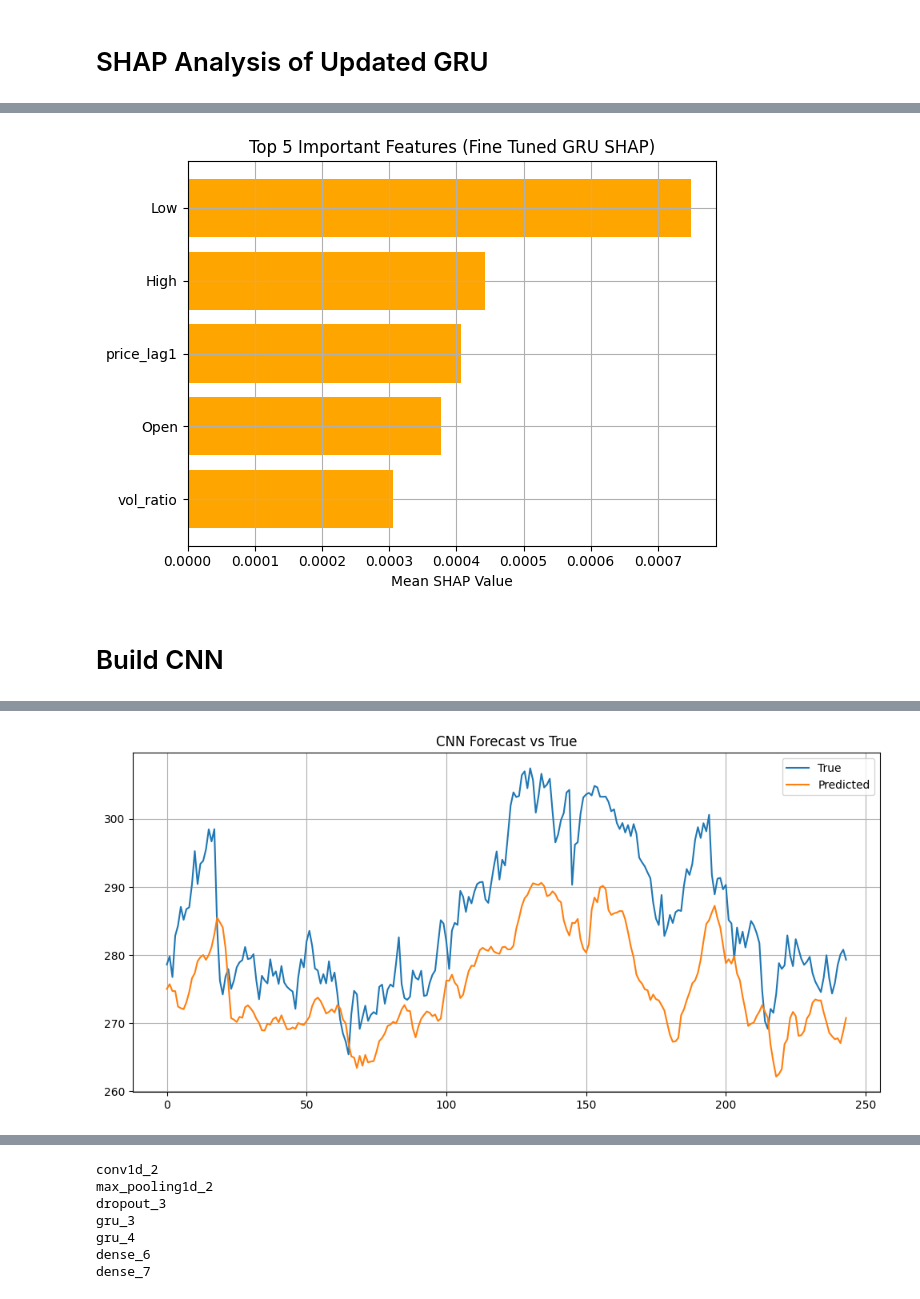
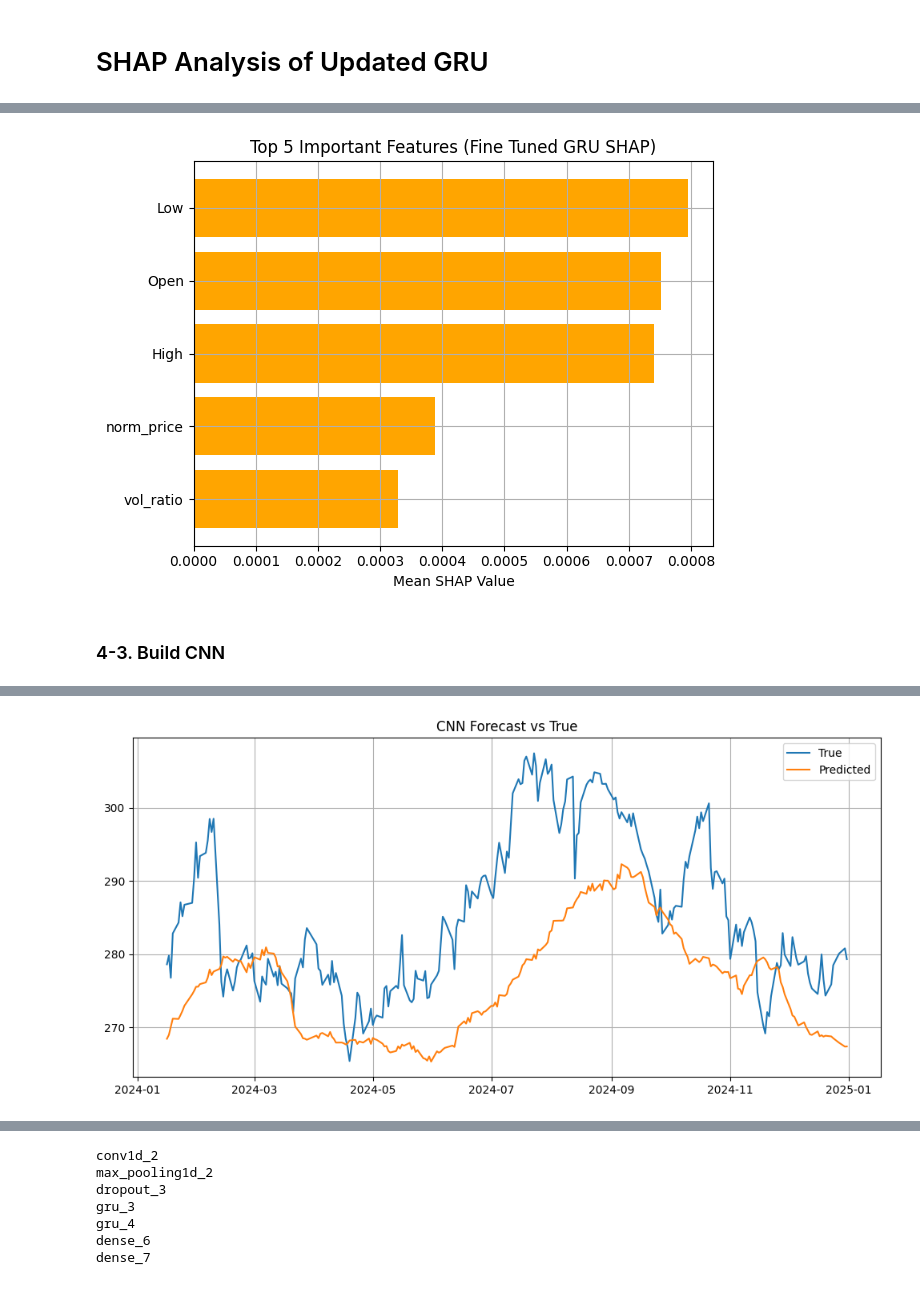
Before and after one commit to pranjakt001/AIPoweredStockMarketPrediction, a Jupyter notebook: experimental_analysis_code_CSL with other evaluation _with_seed.ipynb, the cells around one changed output, grey strips where cells are left out. Drawn from its saved outputs; the diff is of its cells as text; code cells hidden in the pictures.

```diff
--- a/experimental_analysis_code_CSL with other evaluation _with_seed.ipynb
+++ b/experimental_analysis_code_CSL with other evaluation _with_seed.ipynb
@@ -300,7 +302,7 @@ To construct effective input sequences, we include the following engineered feat
 
 The features are normalized or scaled where necessary to ensure stability in model training.
 # %%
-def create_sequences(data, target_col, N=30, D=5, task='regression'):
+def create_sequences(data, target_col, N=30, D=1, task='regression'):
     """
     Create input-output sequences for time-series models like GRU or CNN.
 
@@ -773,9 +772,9 @@ plt.tight_layout()
 plt.grid(True)
 plt.show()
 # %% [output]
-[figure, old version]
+[figure, new version]
 # %% [markdown]
-# Build CNN
+### 4-3. Build CNN
 # %%
 from tensorflow.keras.models import Sequential
 from tensorflow.keras.layers import Conv1D, MaxPooling1D, Dropout, Flatten, Dense
@@ -820,8 +819,8 @@ print(f"✅ CNN Performance — RMSE: {cnn_rmse:.4f}, MAE: {cnn_mae:.4f}, R²: {
 
 # 11. Plot results
 plt.figure(figsize=(10, 5))
-plt.plot(cnn_y_val_inv, label='True')
-plt.plot(cnn_y_pred_inv, label='Predicted')
+plt.plot(val_dates, cnn_y_val_inv, label='True')
+plt.plot(val_dates, cnn_y_pred_inv, label='Predicted')
 plt.legend()
 plt.title("CNN Forecast vs True")
 plt.grid(True)
@@ -848,4 +847,4 @@ Epoch 35/100
-[figure, old version]
+[figure, new version]
 # %%
 # 1. Sample sequences for SHAP explanation (10 samples for demo)
 X_val_sample = X_val[:10]
```
Also changed, not shown: parts of 32 cells of this notebook.
